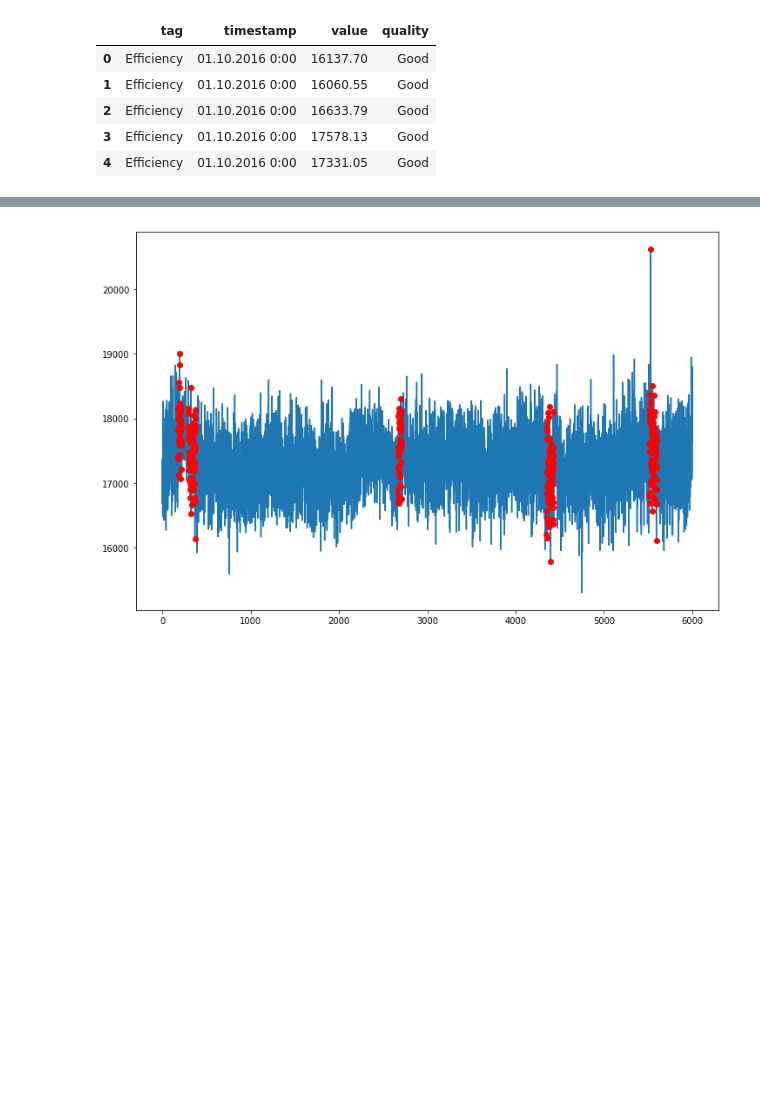
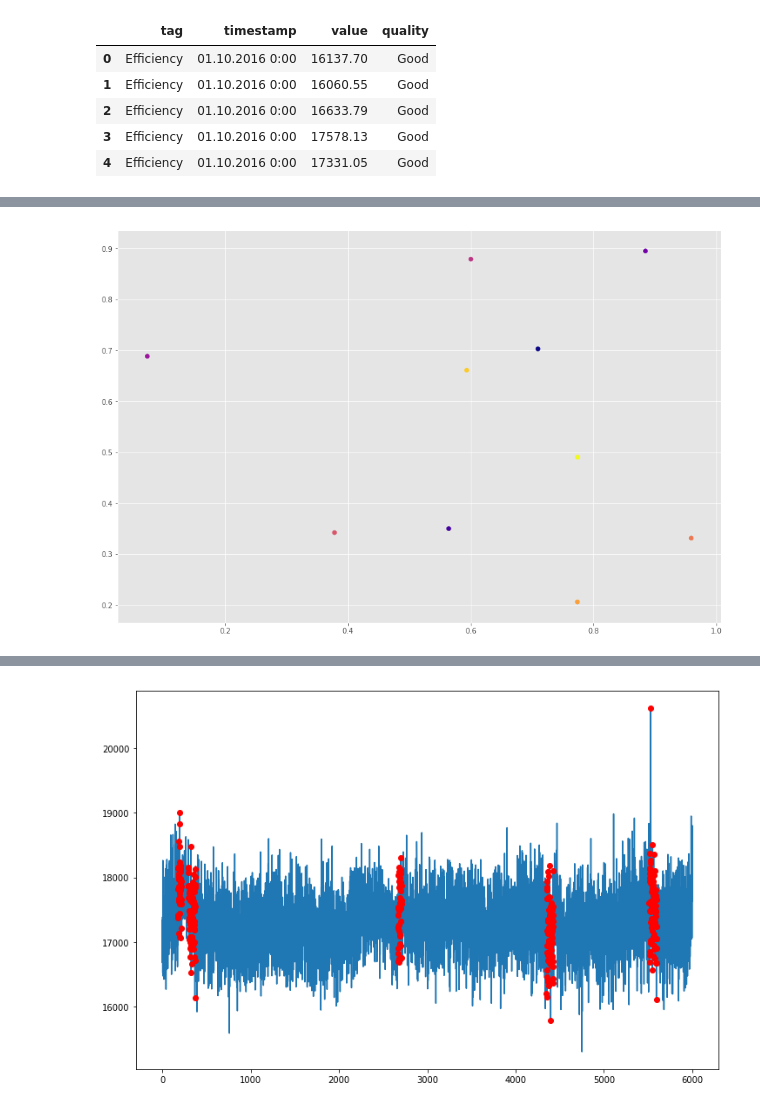
Before and after one commit to ale3otik/GlobalChangersSibur, a Jupyter notebook: notebook2_draft.ipynb, the cells around one changed output, grey strips where cells are left out. Cells and saved outputs as stored; diff of their text form; code cells hidden in the pictures; blank space fills up the shorter version.

```diff
--- a/notebook2_draft.ipynb
+++ b/notebook2_draft.ipynb
@@ -69,0 +94,15 @@ Wall time: 55 s
+# %%
+import matplotlib.pyplot as plt
+import numpy as np
+
+plt.style.use('ggplot')
+
+plt.figure(figsize=(15,10))
+x = np.random.random(10)
+y = np.random.random(10)
+
+colors = cm.plasma(np.linspace(0, 1, len(y)))
+plt.scatter(x, y, color=colors)
+plt.show()
+# %% [output]
+[figure, added]
```
Also changed, not shown: parts of 14 cells of this notebook.
